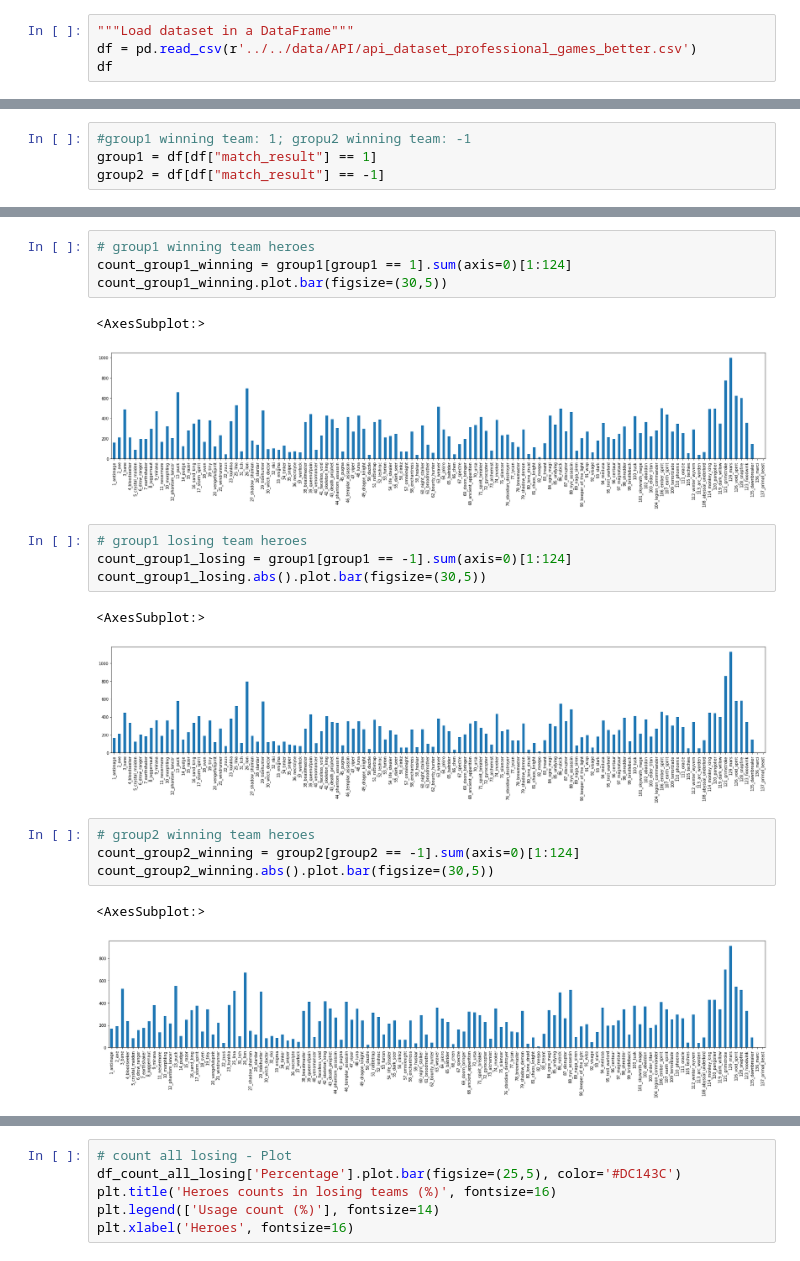
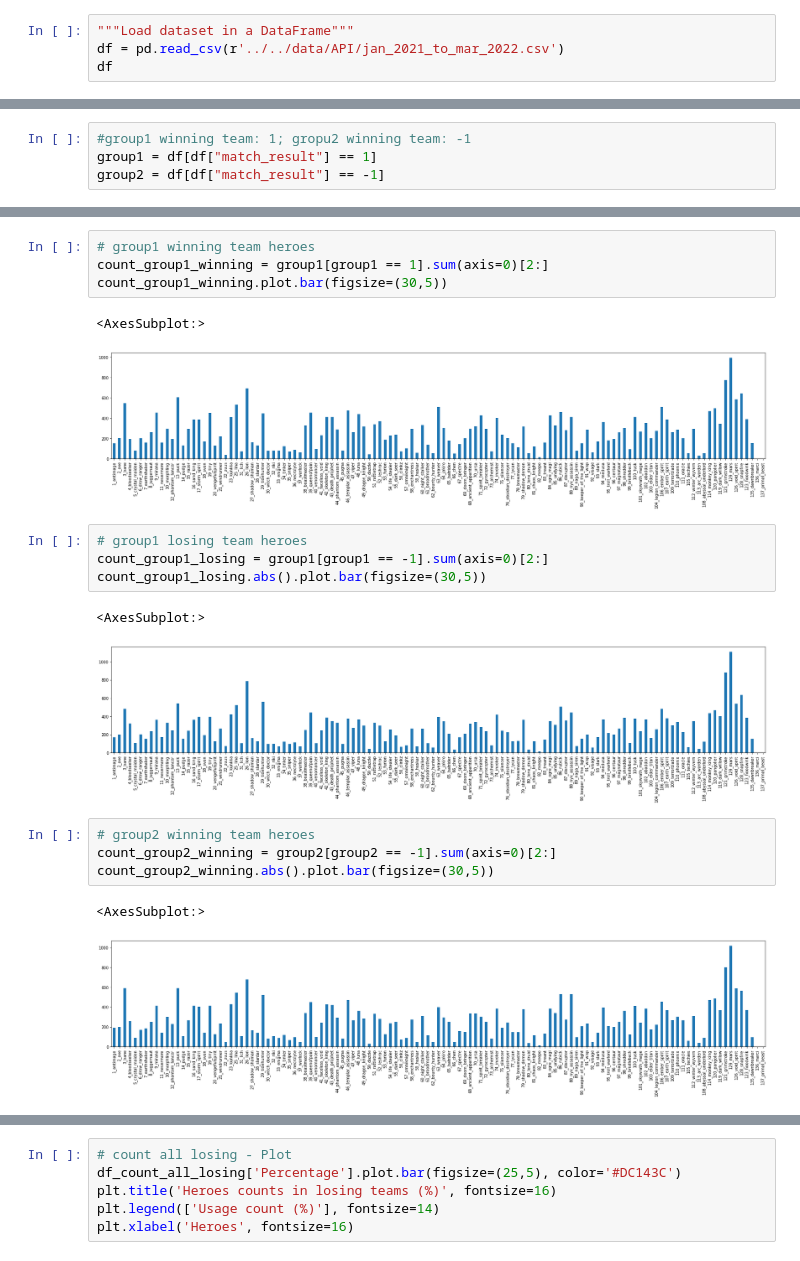
Before and after one commit to bvanhoewijk/ML2022, a Jupyter notebook: src/data_exploration/data_analysis.ipynb, the cells around one changed output, grey strips where cells are left out. Saved outputs shown, nothing was run; the diff lists cells and outputs as text.

Commit message:
update analysis due to dataset changed

```diff
--- a/src/data_exploration/data_analysis.ipynb
+++ b/src/data_exploration/data_analysis.ipynb
@@ -7,6 +7,6 @@ from scipy import stats
 import matplotlib.pyplot as plt
 # %%
 """Load dataset in a DataFrame"""
-df = pd.read_csv(r'../../data/API/api_dataset_professional_games_better.csv')
+df = pd.read_csv(r'../../data/API/jan_2021_to_mar_2022.csv')
 df
 # %% [output]
@@ -76,23 +76,23 @@ group2
 # %%
 # group1 winning team heroes
-count_group1_winning = group1[group1 == 1].sum(axis=0)[1:124]
+count_group1_winning = group1[group1 == 1].sum(axis=0)[2:]
 count_group1_winning.plot.bar(figsize=(30,5))
 # %% [output]
 <AxesSubplot:>
-[figure, old version]
+[figure, new version]
 # %%
 # group1 losing team heroes
-count_group1_losing = group1[group1 == -1].sum(axis=0)[1:124]
+count_group1_losing = group1[group1 == -1].sum(axis=0)[2:]
 count_group1_losing.abs().plot.bar(figsize=(30,5))
 # %% [output]
 <AxesSubplot:>
-[figure, old version]
+[figure, new version]
 # %%
 # group2 winning team heroes
-count_group2_winning = group2[group2 == -1].sum(axis=0)[1:124]
+count_group2_winning = group2[group2 == -1].sum(axis=0)[2:]
 count_group2_winning.abs().plot.bar(figsize=(30,5))
 # %% [output]
 <AxesSubplot:>
-[figure, old version]
+[figure, new version]
 # %%
 # group2 losing team heroes
```
Also changed, not shown: parts of 11 cells of this notebook.
